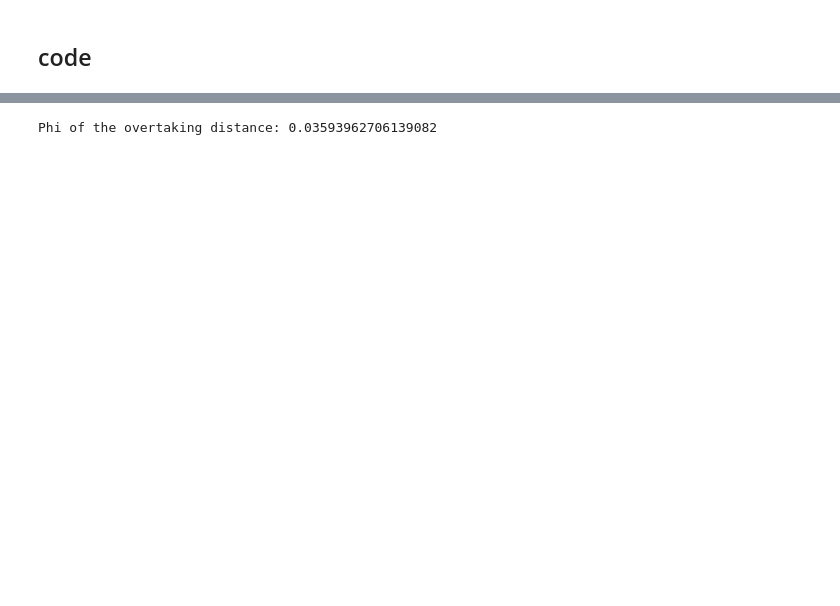
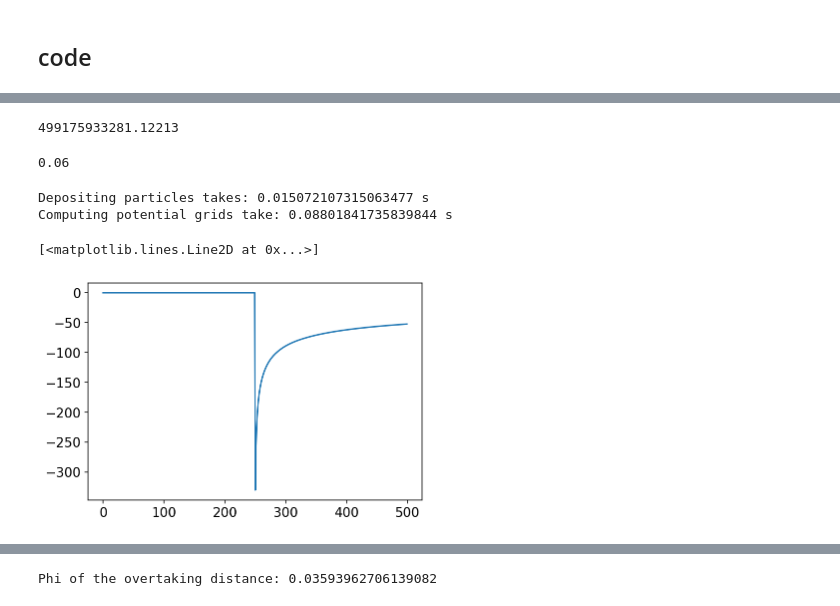
Before and after one commit to weiyuanlou/PyCSR2D, a Jupyter notebook: benchmarking/one_bend_transient/transient_wake.ipynb, the cells around one changed output, grey strips where cells are left out. Drawn from its saved outputs; the diff is of its cells as text; code cells hidden in the pictures; blank space fills up the shorter version.

```diff
--- a/benchmarking/one_bend_transient/transient_wake.ipynb
+++ b/benchmarking/one_bend_transient/transient_wake.ipynb
@@ -142,0 +206,8 @@ beam[2] = beam[2] + r36 * beam[5]
+# %%
+Fx_case_A(0.0001, 0.0001, 0.999, 0.000000001)
+# %% [output]
+499175933281.12213
+# %%
+phi
+# %% [output]
+0.06
@@ -142,0 +367,12 @@ beam[2] = beam[2] + r36 * beam[5]
+# %%
+zvec,xvec,zvec2,xvec2, lambda_grid_filtered, Es_case_B_grid, Es_case_A_grid, Fx_case_A_grid, Ws_case_B_grid, Ws_case_A_grid, Wx_case_A_grid, dz, dx = csr2d_kick_calc_new(beam[4,:], beam[0,:],
+                                           charges, gamma=gamma, rho=rho, phi=0.01,
+                                           nz=400, nx=300, map_f = map, debug=True)
+# %% [output]
+Depositing particles takes: 0.015072107315063477 s
+Computing potential grids take: 0.08801841735839844 s
+# %%
+plt.plot(psi_s_grid[:,199])
+# %% [output]
+[<matplotlib.lines.Line2D at 0x...>]
+[figure, added]
```
Also changed, not shown: parts of 64 cells of this notebook, 6 other files.
